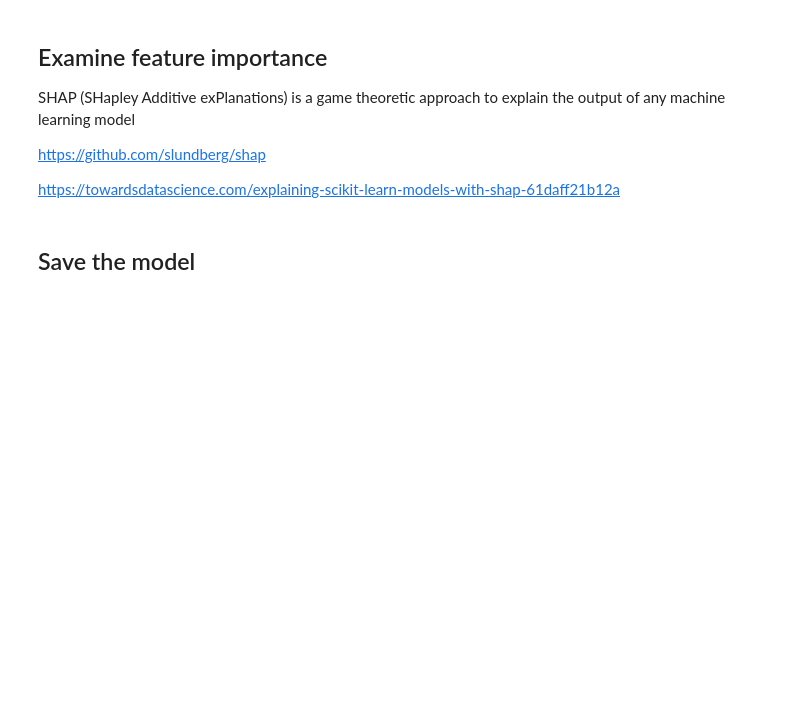
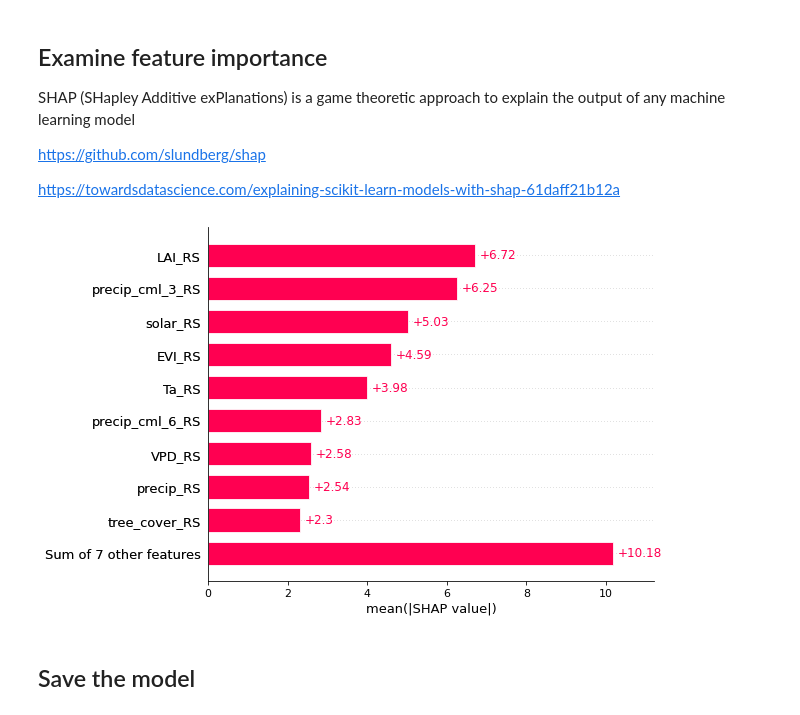
Before and after one commit to cbur24/NEE_modelling, a Jupyter notebook: 4a_Evaluate_fit_RF_model.ipynb, the cells around one changed output. Cells and saved outputs as stored; diff of their text form; code cells hidden in the pictures; blank space fills up the shorter version.

```diff
--- a/4a_Evaluate_fit_RF_model.ipynb
+++ b/4a_Evaluate_fit_RF_model.ipynb
@@ -244,11 +239,13 @@ shap_values = explainer(x)
 # %%
 #add names of features
 shap_values.feature_names = df.columns.values
 
 # visualize the importances
 # shap.plots.waterfall(shap_values[0])
-shap.plots.beeswarm(shap_values)
-# shap.plots.bar(shap_values)
+# shap.plots.beeswarm(shap_values)
+shap.plots.bar(shap_values)
+# %% [output]
+[figure, added]
 # %% [markdown]
 ## Save the model
 # %%
```
Also changed, not shown: parts of 11 cells of this notebook, 44 other files.
